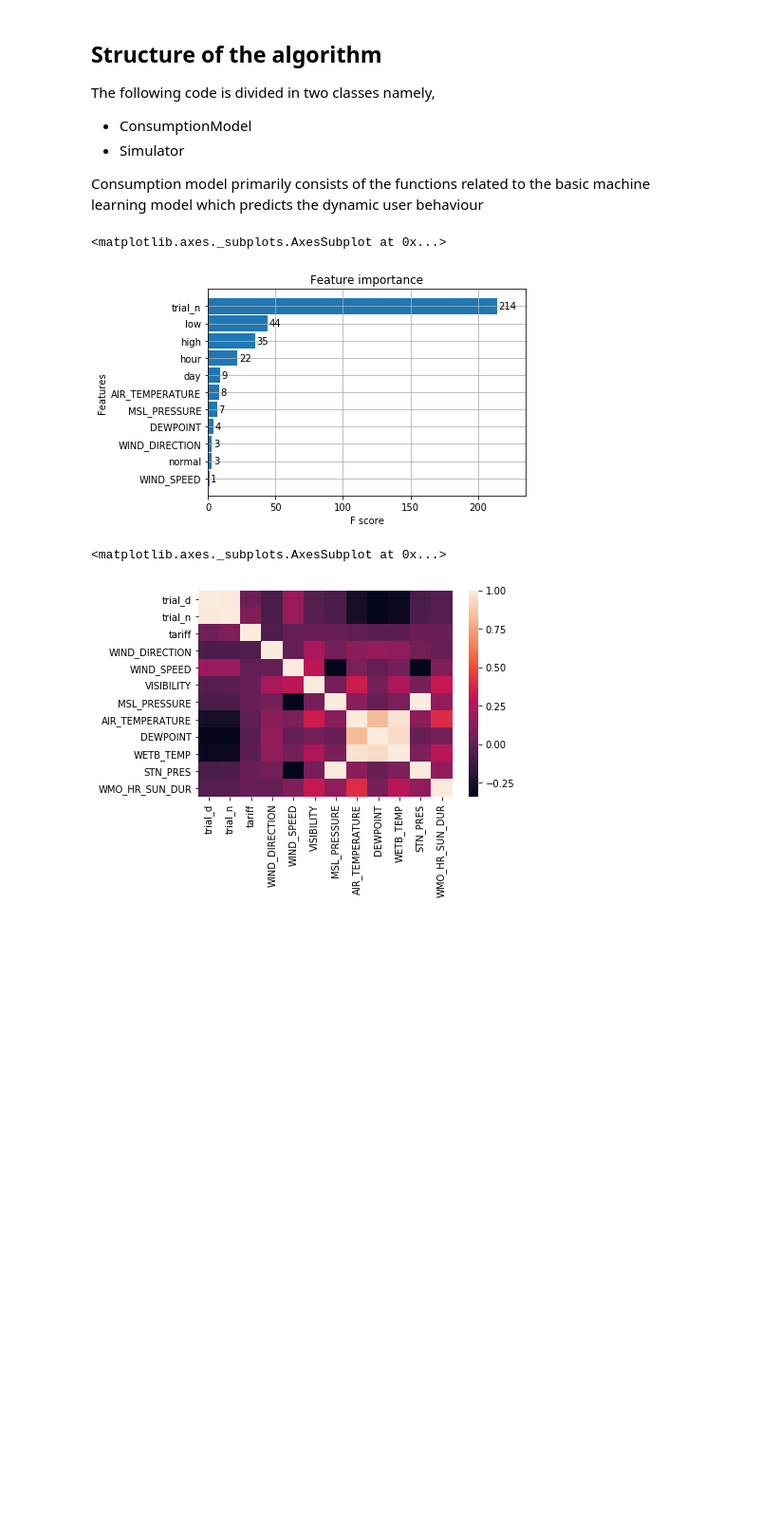
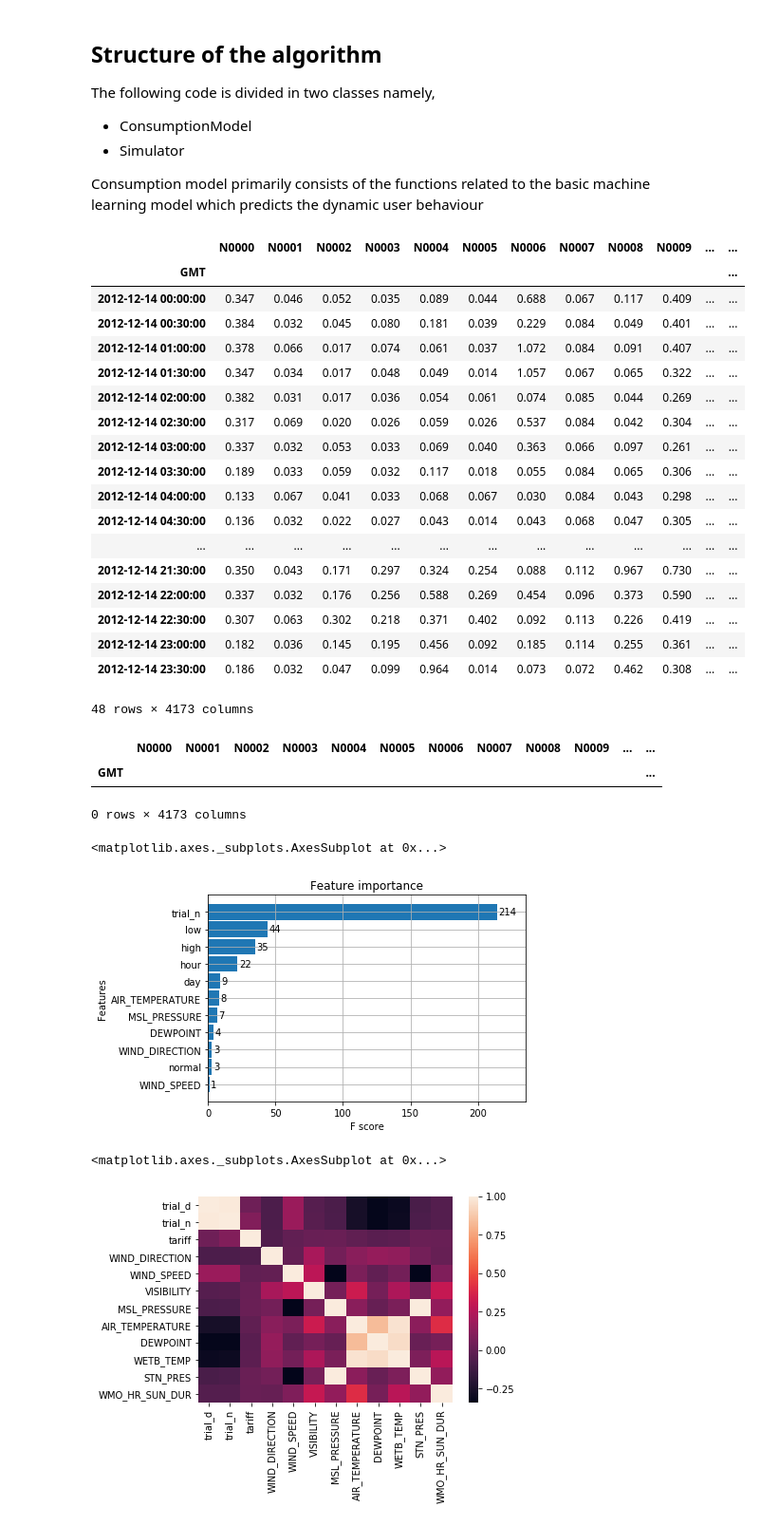
Before and after one commit to shreyasnikte/Active-Learning-TUD-Thesis, a Jupyter notebook: src/simulator.ipynb, the cells around one changed output. Shown at 95% size. Saved outputs shown, nothing was run; the diff lists cells and outputs as text; code cells hidden in the pictures; blank space fills up the shorter version.

```diff
--- a/src/simulator.ipynb
+++ b/src/simulator.ipynb
@@ -42,13 +42,13 @@ params = {
           'nthread': 4,
 
 #         Set simulator parameters to default values
-          'season': 0,
-          'day_of_week': 0,
+          'season': 4,
+          'day_of_week': 3,
           'special_event': 0,
           'tariff_policy':[],
 
 #         Set Occupant behaviour dynamics
-          'user_engagement': 0,     # Set the % of users who are willing to engage in the experiments
+          'active_users': 0,     # Set the % of users who are willing to engage in the experiments
           'participation': 0,       # Set the % of users who will be available to participate in specific experiment
           'user_latency': 0         # Set the values which correspond to real life participation delay for users
          }
@@ -128,6 +128,8 @@ class Simulator:
     def __init__(self, df, params):
         self.params = params
         self.df = df
+        active_users = int(len(df.columns)*self.params["active_users"])   # get no. of active users from input percentage
+        self.cols = random.sample(list(df.columns), active_users)
         self.spring = [3, 4, 5]
         self.summer = [6, 7, 8]
         self.autumn = [9, 10, 11]
@@ -174,12 +176,16 @@ class Simulator:
 
 
 
+    def fuzzy_participation(self):
+        pass
+
+
     def auto_noise_addition(self, levels, constraints):
 #         select the random users and their behaviour with random latency
-
-        for instances in constraints[""]
-        self.noisy_tariff["h1_start"] = random.sample(xrange(constraints["h1_start"]*constraints["freq_per_hr"]-2, constraints["h1_start"]*constraints["freq_per_hr"]+5), len(self.df.columns))
-        self.noisy_tariff["h1_end"] = random.sample(xrange(constraints["h1_end"]*constraints["freq_per_hr"]-4, constraints["h1_end"]*constraints["freq_per_hr"]+2), len(self.df.columns))
+        pass
+#         for instances in constraints[""]
+#         self.noisy_tariff["h1_start"] = random.sample(xrange(constraints["h1_start"]*constraints["freq_per_hr"]-2, constraints["h1_start"]*constraints["freq_per_hr"]+5), len(self.df.columns))
+#         self.noisy_tariff["h1_end"] = random.sample(xrange(constraints["h1_end"]*constraints["freq_per_hr"]-4, constraints["h1_end"]*constraints["freq_per_hr"]+2), len(self.df.columns))
 
 
     def tariff_policy(self, levels, constraints):
@@ -197,3 +199,35 @@ sim.sample
+# %%
+# df_n=pd.read_csv('../UKDA-7857-csv/csv/data_collection/data_tables/consumption_n.csv', sep=',', header=0, index_col=0, parse_dates=['GMT'], low_memory=False)
+# df_n = df_n.drop_duplicates()
+sim = Simulator(df_n,params)
+sim.select_day()
+sim.sample
+# %% [output]
+|  | N0000 | N0001 | N0002 | N0003 | N0004 | N0005 | N0006 | N0007 | N0008 | N0009 | ... | ... |
+| GMT |  |  |  |  |  |  |  |  |  |  |  | ... |
+| 2012-12-14 00:00:00 | 0.347 | 0.046 | 0.052 | 0.035 | 0.089 | 0.044 | 0.688 | 0.067 | 0.117 | 0.409 | ... | ... |
+| 2012-12-14 00:30:00 | 0.384 | 0.032 | 0.045 | 0.080 | 0.181 | 0.039 | 0.229 | 0.084 | 0.049 | 0.401 | ... | ... |
+| 2012-12-14 01:00:00 | 0.378 | 0.066 | 0.017 | 0.074 | 0.061 | 0.037 | 1.072 | 0.084 | 0.091 | 0.407 | ... | ... |
+| 2012-12-14 01:30:00 | 0.347 | 0.034 | 0.017 | 0.048 | 0.049 | 0.014 | 1.057 | 0.067 | 0.065 | 0.322 | ... | ... |
+| 2012-12-14 02:00:00 | 0.382 | 0.031 | 0.017 | 0.036 | 0.054 | 0.061 | 0.074 | 0.085 | 0.044 | 0.269 | ... | ... |
+| 2012-12-14 02:30:00 | 0.317 | 0.069 | 0.020 | 0.026 | 0.059 | 0.026 | 0.537 | 0.084 | 0.042 | 0.304 | ... | ... |
+| 2012-12-14 03:00:00 | 0.337 | 0.032 | 0.053 | 0.033 | 0.069 | 0.040 | 0.363 | 0.066 | 0.097 | 0.261 | ... | ... |
+| 2012-12-14 03:30:00 | 0.189 | 0.033 | 0.059 | 0.032 | 0.117 | 0.018 | 0.055 | 0.084 | 0.065 | 0.306 | ... | ... |
+| 2012-12-14 04:00:00 | 0.133 | 0.067 | 0.041 | 0.033 | 0.068 | 0.067 | 0.030 | 0.084 | 0.043 | 0.298 | ... | ... |
+| 2012-12-14 04:30:00 | 0.136 | 0.032 | 0.022 | 0.027 | 0.043 | 0.014 | 0.043 | 0.068 | 0.047 | 0.305 | ... | ... |
+| ... | ... | ... | ... | ... | ... | ... | ... | ... | ... | ... | ... | ... |
+| 2012-12-14 21:30:00 | 0.350 | 0.043 | 0.171 | 0.297 | 0.324 | 0.254 | 0.088 | 0.112 | 0.967 | 0.730 | ... | ... |
+| 2012-12-14 22:00:00 | 0.337 | 0.032 | 0.176 | 0.256 | 0.588 | 0.269 | 0.454 | 0.096 | 0.373 | 0.590 | ... | ... |
+| 2012-12-14 22:30:00 | 0.307 | 0.063 | 0.302 | 0.218 | 0.371 | 0.402 | 0.092 | 0.113 | 0.226 | 0.419 | ... | ... |
+| 2012-12-14 23:00:00 | 0.182 | 0.036 | 0.145 | 0.195 | 0.456 | 0.092 | 0.185 | 0.114 | 0.255 | 0.361 | ... | ... |
+| 2012-12-14 23:30:00 | 0.186 | 0.032 | 0.047 | 0.099 | 0.964 | 0.014 | 0.073 | 0.072 | 0.462 | 0.308 | ... | ... |
+48 rows × 4173 columns
+# %%
+df_n
+# %% [output]
+|  | N0000 | N0001 | N0002 | N0003 | N0004 | N0005 | N0006 | N0007 | N0008 | N0009 | ... | ... |
+| GMT |  |  |  |  |  |  |  |  |  |  |  | ... |
+0 rows × 4173 columns
 # %%
 # Make a dictionary similar to but not limited to following dictionary
 # selection_vars = {"season":"1-to-4", "DoW":"1-to-7", "special_day":"select holiday/event", "tariff_policy":"24-hour-policy-list"}
```
Also changed, not shown: parts of 1 cell of this notebook.
